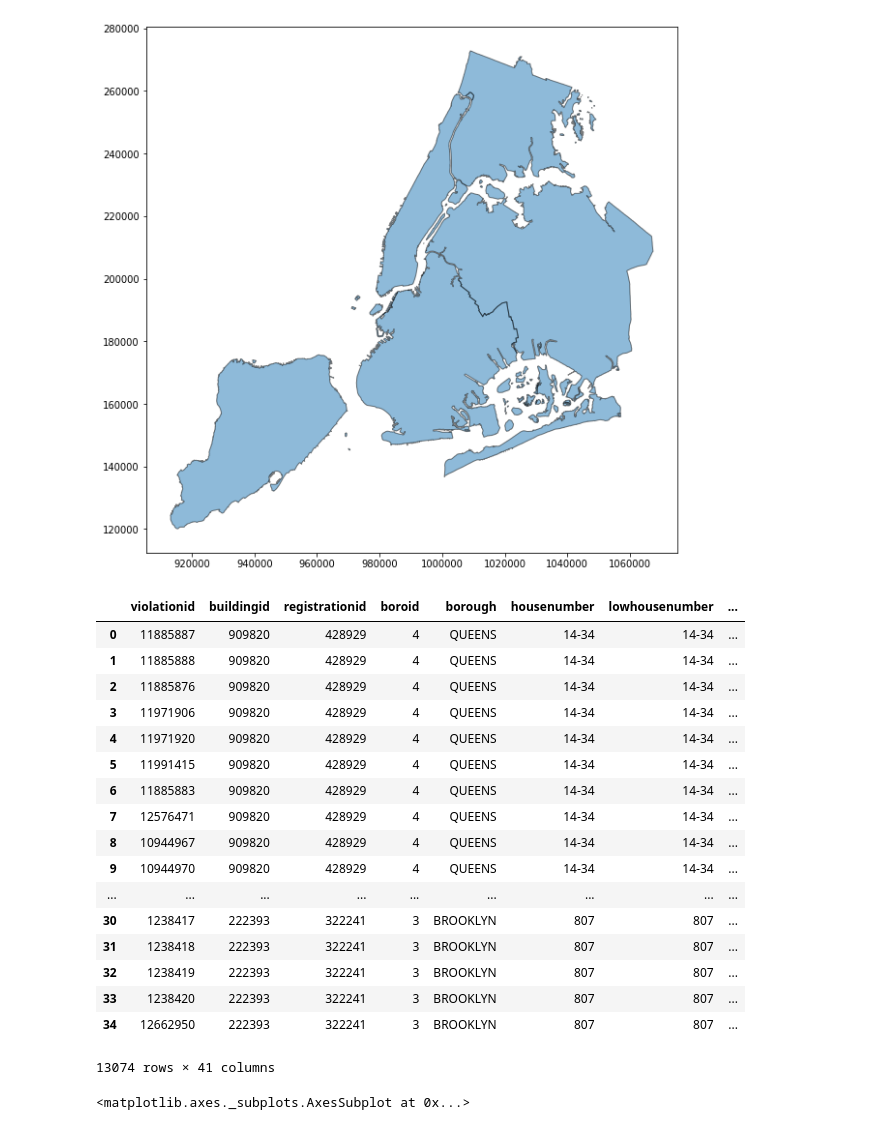
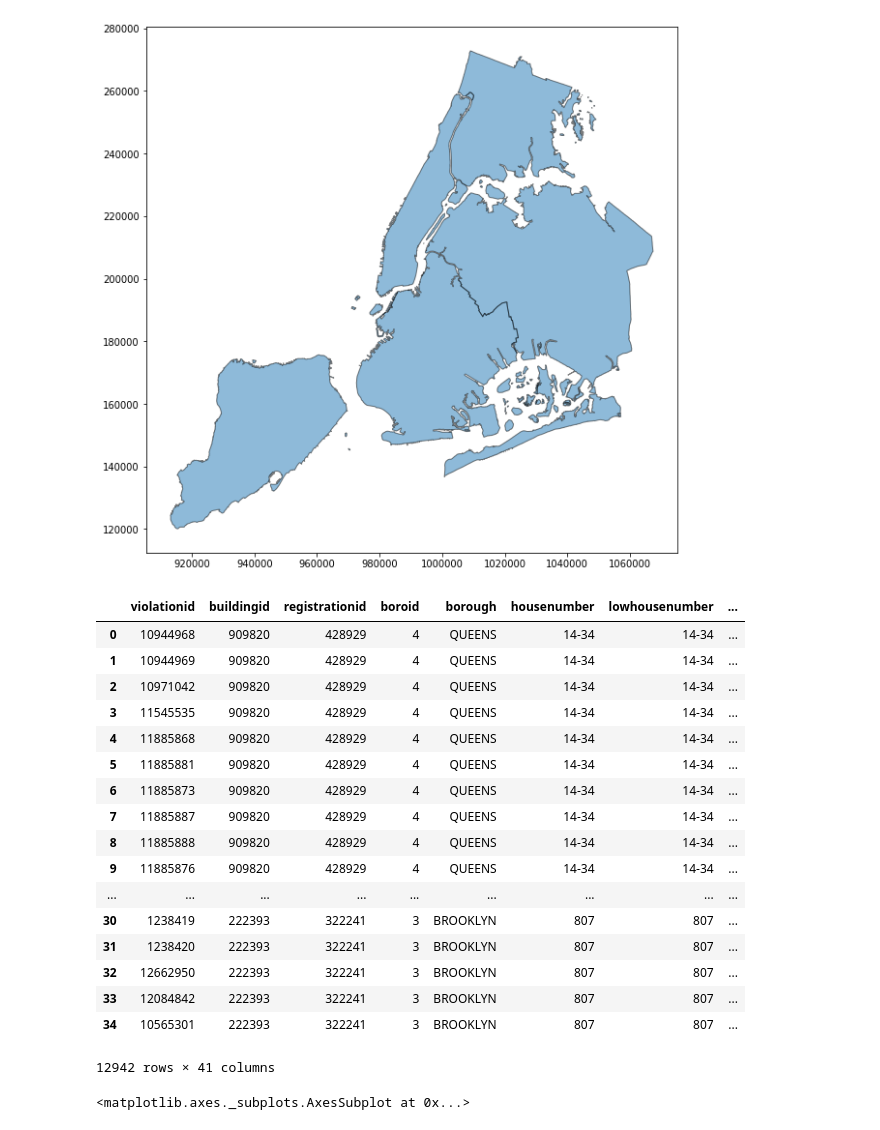
Before and after one commit to cseg-tech/heatseek_nycdb, a Jupyter notebook: Violations_and_Geography.ipynb, the cells around one changed output. Cells and saved outputs as stored; diff of their text form; code cells hidden in the pictures.

```diff
--- a/Violations_and_Geography.ipynb
+++ b/Violations_and_Geography.ipynb
@@ -155,28 +155,28 @@ top100_df['coordinates'] = list(zip(top100_df.longitude, top100_df.latitude))
 # %%
 top100_df['coordinates'] = top100_df['coordinates'].apply(Point)
 # %%
-crs = {'init':'epsg:3857'}
+# crs = {'init':'epsg:3857'}
 gdf = geopandas.GeoDataFrame(top100_df, geometry='coordinates')
 gdf
 # %% [output]
 |  | violationid | buildingid | registrationid | boroid | borough | housenumber | lowhousenumber | ... |
-| 0 | 11885887 | 909820 | 428929 | 4 | QUEENS | 14-34 | 14-34 | ... |
-| 1 | 11885888 | 909820 | 428929 | 4 | QUEENS | 14-34 | 14-34 | ... |
-| 2 | 11885876 | 909820 | 428929 | 4 | QUEENS | 14-34 | 14-34 | ... |
-| 3 | 11971906 | 909820 | 428929 | 4 | QUEENS | 14-34 | 14-34 | ... |
-| 4 | 11971920 | 909820 | 428929 | 4 | QUEENS | 14-34 | 14-34 | ... |
-| 5 | 11991415 | 909820 | 428929 | 4 | QUEENS | 14-34 | 14-34 | ... |
-| 6 | 11885883 | 909820 | 428929 | 4 | QUEENS | 14-34 | 14-34 | ... |
-| 7 | 12576471 | 909820 | 428929 | 4 | QUEENS | 14-34 | 14-34 | ... |
-| 8 | 10944967 | 909820 | 428929 | 4 | QUEENS | 14-34 | 14-34 | ... |
-| 9 | 10944970 | 909820 | 428929 | 4 | QUEENS | 14-34 | 14-34 | ... |
+| 0 | 10944968 | 909820 | 428929 | 4 | QUEENS | 14-34 | 14-34 | ... |
+| 1 | 10944969 | 909820 | 428929 | 4 | QUEENS | 14-34 | 14-34 | ... |
+| 2 | 10971042 | 909820 | 428929 | 4 | QUEENS | 14-34 | 14-34 | ... |
+| 3 | 11545535 | 909820 | 428929 | 4 | QUEENS | 14-34 | 14-34 | ... |
+| 4 | 11885868 | 909820 | 428929 | 4 | QUEENS | 14-34 | 14-34 | ... |
+| 5 | 11885881 | 909820 | 428929 | 4 | QUEENS | 14-34 | 14-34 | ... |
+| 6 | 11885873 | 909820 | 428929 | 4 | QUEENS | 14-34 | 14-34 | ... |
+| 7 | 11885887 | 909820 | 428929 | 4 | QUEENS | 14-34 | 14-34 | ... |
+| 8 | 11885888 | 909820 | 428929 | 4 | QUEENS | 14-34 | 14-34 | ... |
+| 9 | 11885876 | 909820 | 428929 | 4 | QUEENS | 14-34 | 14-34 | ... |
 | ... | ... | ... | ... | ... | ... | ... | ... | ... |
-| 30 | 1238417 | 222393 | 322241 | 3 | BROOKLYN | 807 | 807 | ... |
-| 31 | 1238418 | 222393 | 322241 | 3 | BROOKLYN | 807 | 807 | ... |
-| 32 | 1238419 | 222393 | 322241 | 3 | BROOKLYN | 807 | 807 | ... |
-| 33 | 1238420 | 222393 | 322241 | 3 | BROOKLYN | 807 | 807 | ... |
-| 34 | 12662950 | 222393 | 322241 | 3 | BROOKLYN | 807 | 807 | ... |
+| 30 | 1238419 | 222393 | 322241 | 3 | BROOKLYN | 807 | 807 | ... |
+| 31 | 1238420 | 222393 | 322241 | 3 | BROOKLYN | 807 | 807 | ... |
+| 32 | 12662950 | 222393 | 322241 | 3 | BROOKLYN | 807 | 807 | ... |
+| 33 | 12084842 | 222393 | 322241 | 3 | BROOKLYN | 807 | 807 | ... |
+| 34 | 10565301 | 222393 | 322241 | 3 | BROOKLYN | 807 | 807 | ... |
-13074 rows × 41 columns
+12942 rows × 41 columns
 # %%
 # ax = nyc_map.plot(figsize=(10, 10), alpha=0.5, edgecolor='k')
 # gdf.plot(ax=ax, markersize=1, color='red', marker='o', label='Violation')
```
Also changed, not shown: parts of 11 cells of this notebook.
